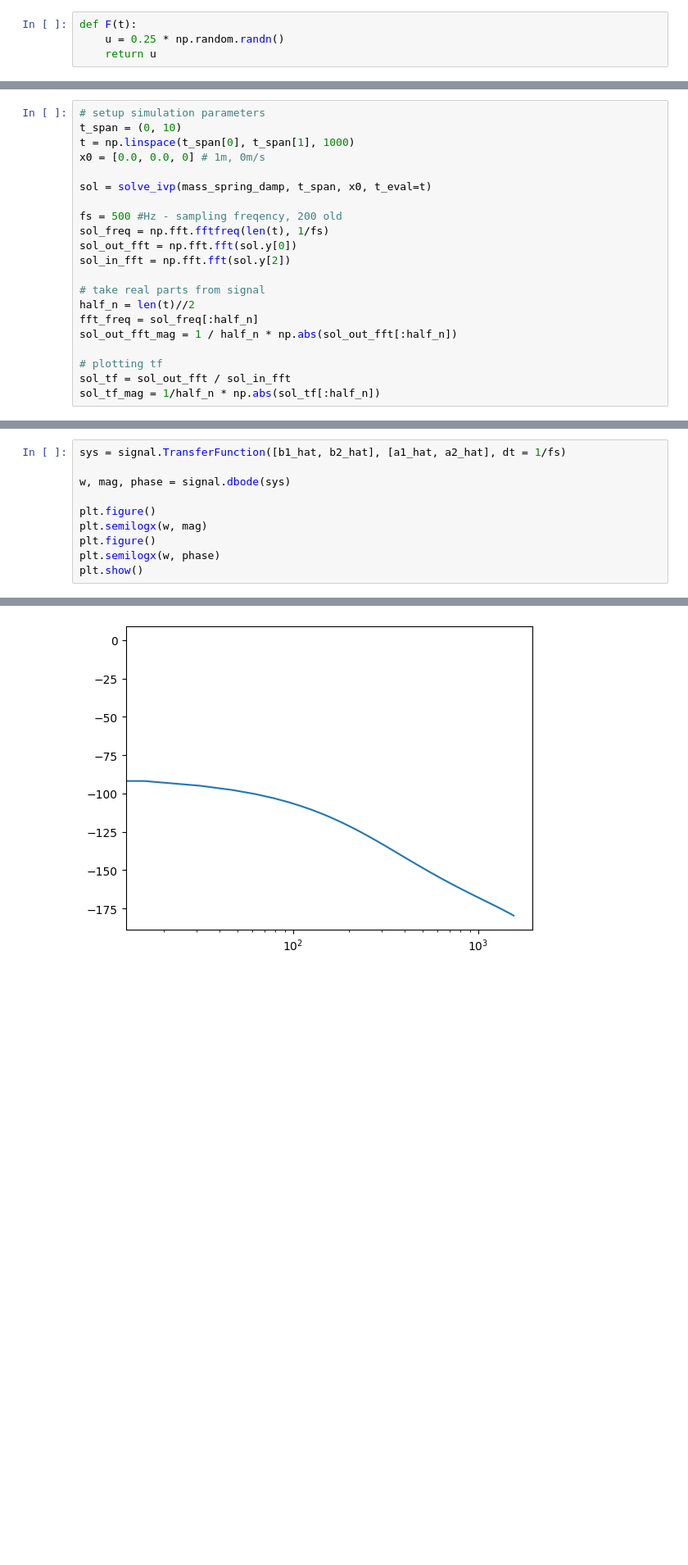
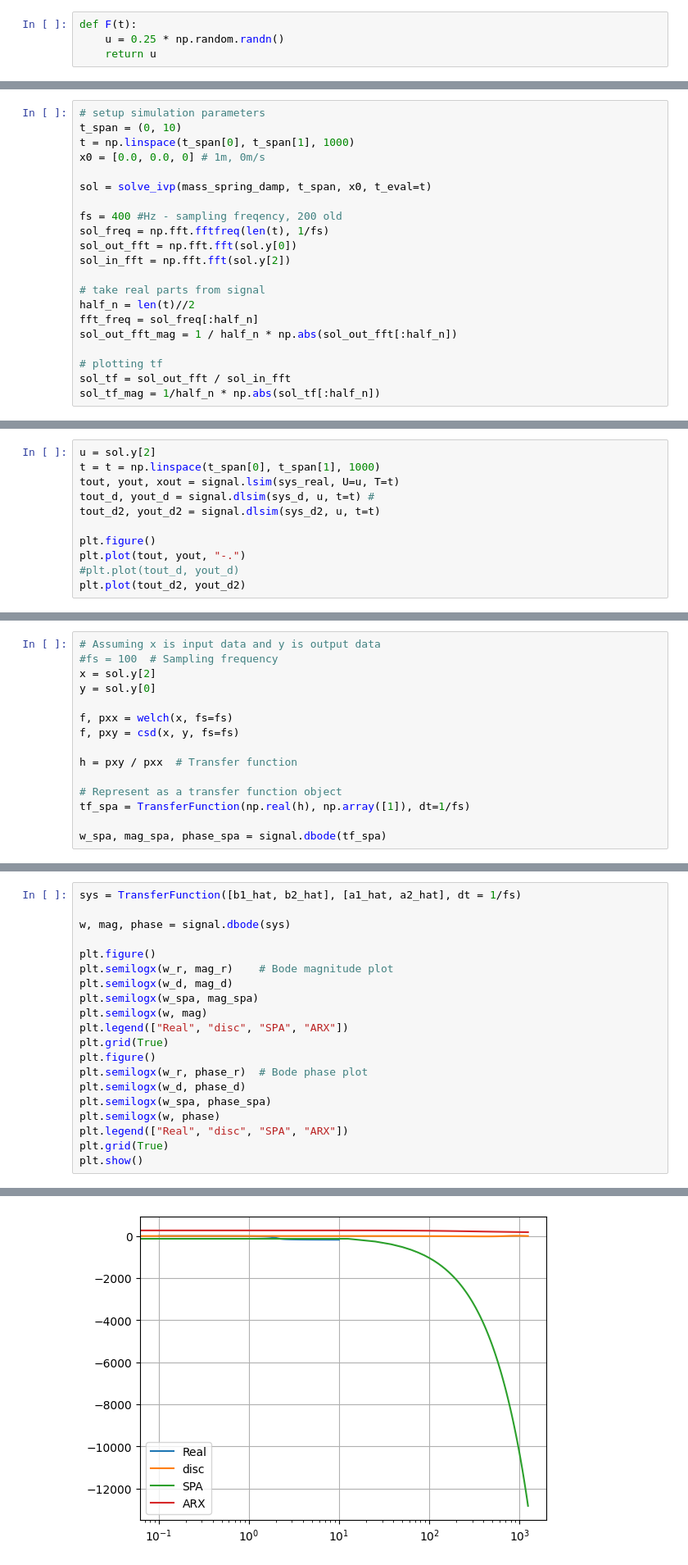
Before and after one commit to gibbsalex/my-demos, a Jupyter notebook: bike_suspension_sim/sig_id_proto.ipynb, the cells around one changed output, grey strips where cells are left out. Shown at 82% size. Saved outputs shown, nothing was run; the diff lists cells and outputs as text; blank space fills up the shorter version.

Commit message:
Added to report
investigated simulations and bode plots to get a consistent result

```diff
--- a/bike_suspension_sim/sig_id_proto.ipynb
+++ b/bike_suspension_sim/sig_id_proto.ipynb
@@ -43,7 +48,7 @@ x0 = [0.0, 0.0, 0] # 1m, 0m/s
 
 sol = solve_ivp(mass_spring_damp, t_span, x0, t_eval=t)
 
-fs = 500 #Hz - sampling freqency, 200 old
+fs = 400 #Hz - sampling freqency, 200 old
 sol_freq = np.fft.fftfreq(len(t), 1/fs)
 sol_out_fft = np.fft.fft(sol.y[0])
 sol_in_fft = np.fft.fft(sol.y[2])
@@ -78,0 +110,11 @@ plt.show()
+# %%
+u = sol.y[2]
+t = t = np.linspace(t_span[0], t_span[1], 1000)
+tout, yout, xout = signal.lsim(sys_real, U=u, T=t)
+tout_d, yout_d = signal.dlsim(sys_d, u, t=t) #
+tout_d2, yout_d2 = signal.dlsim(sys_d2, u, t=t)
+
+plt.figure()
+plt.plot(tout, yout, "-.")
+#plt.plot(tout_d, yout_d)
+plt.plot(tout_d2, yout_d2)
@@ -78,0 +128,15 @@ plt.show()
+# %%
+# Assuming x is input data and y is output data
+#fs = 100  # Sampling frequency
+x = sol.y[2]
+y = sol.y[0]
+
+f, pxx = welch(x, fs=fs)
+f, pxy = csd(x, y, fs=fs)
+
+h = pxy / pxx  # Transfer function
+
+# Represent as a transfer function object
+tf_spa = TransferFunction(np.real(h), np.array([1]), dt=1/fs)
+
+w_spa, mag_spa, phase_spa = signal.dbode(tf_spa)
@@ -243,11 +311,21 @@ plt.show()
 # %%
-sys = signal.TransferFunction([b1_hat, b2_hat], [a1_hat, a2_hat], dt = 1/fs)
+sys = TransferFunction([b1_hat, b2_hat], [a1_hat, a2_hat], dt = 1/fs)
 
 w, mag, phase = signal.dbode(sys)
 
 plt.figure()
+plt.semilogx(w_r, mag_r)    # Bode magnitude plot
+plt.semilogx(w_d, mag_d)
+plt.semilogx(w_spa, mag_spa)
 plt.semilogx(w, mag)
+plt.legend(["Real", "disc", "SPA", "ARX"])
+plt.grid(True)
 plt.figure()
+plt.semilogx(w_r, phase_r)  # Bode phase plot
+plt.semilogx(w_d, phase_d)
+plt.semilogx(w_spa, phase_spa)
 plt.semilogx(w, phase)
+plt.legend(["Real", "disc", "SPA", "ARX"])
+plt.grid(True)
 plt.show()
 # %% [output]
@@ -255,4 +333,4 @@ plt.show()
-[figure, old version]
+[figure, new version]
 # %% [markdown]
 Bode Plot Analysis:
 * similar to a high-pass filter, 1-st order, one pole
```
Also changed, not shown: parts of 18 cells of this notebook, 2 other files.
